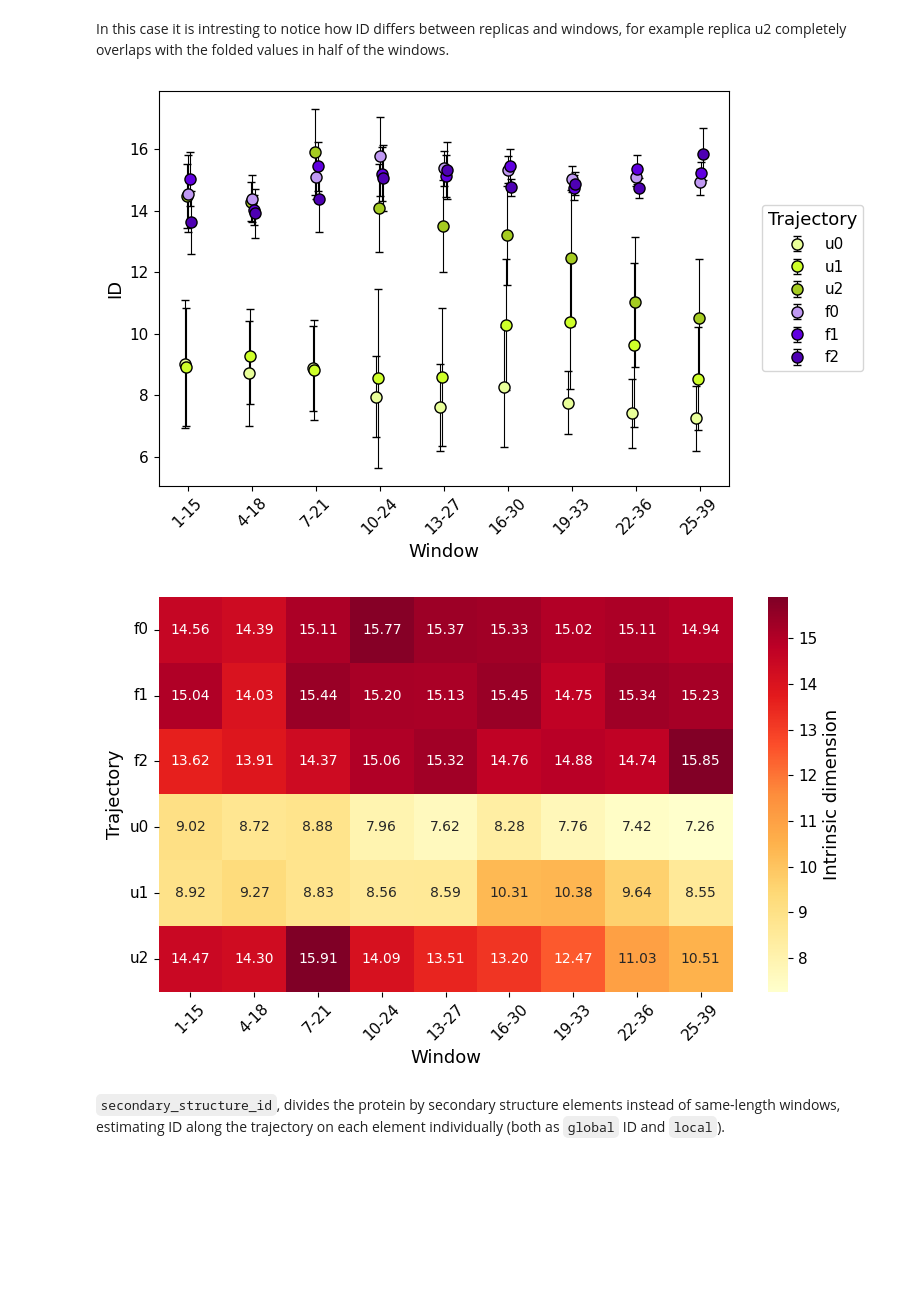
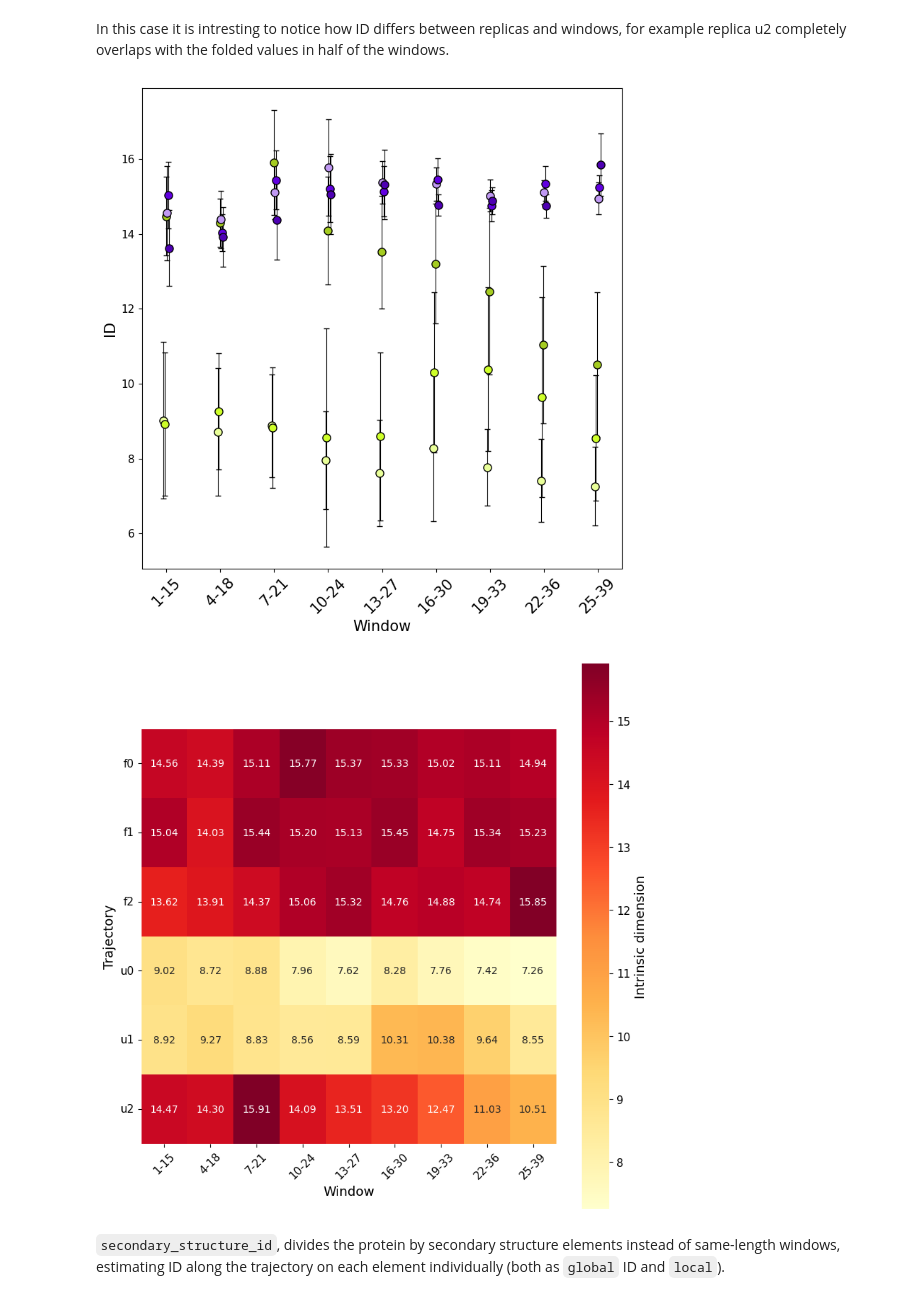
Before and after one commit to icazzaniga/MDIntrinsicDimension, a Jupyter notebook: docs/NTL9_plots.ipynb, the cells around one changed output. Drawn from its saved outputs; the diff is of its cells as text; code cells hidden in the pictures; blank space fills up the shorter version.

```diff
--- a/docs/NTL9_plots.ipynb
+++ b/docs/NTL9_plots.ipynb
@@ -157,55 +158,56 @@ results = pd.concat(all_results, ignore_index=True)
 data["folded"] = data["trajectory"].str.startswith("f")
 results['window'] = results["start"].astype(str) + "-" + results["end"].astype(str)
 # %%
-fig1, ax1= plt.subplots(figsize=(8, 5))
+fig, ax= plt.subplots(figsize=(8, 8))
 
 shift_amount = 0.05
 unique_trajectories = results['trajectory'].unique()
 n_traj = len(unique_trajectories)
 shifts = np.linspace(-shift_amount, shift_amount, n_traj)
 
 #ID by segment
 for i, trajectory in enumerate(unique_trajectories):
     subset = results[results['trajectory'] == trajectory]
     x_labels = subset['window'].values
     x_positions = np.arange(len(x_labels))
     x_shifted = x_positions + shifts[i]
     y_std = subset['instantaneous'].apply(np.std).values
     y = subset['entire simulation'].values
 
-    ax1.errorbar(x_shifted, y, yerr=y_std, fmt='o', color=colors.colors[i],markeredgecolor='black', ecolor='black',elinewidth=0.8, capsize=3, markersize=8, label=f"{trajectory}")
-    #ax1.scatter(x_shifted, y,color=colors.colors[i], edgecolor='black', s=100, label=f"{trajectory}")
+    ax.errorbar(x_shifted, y, yerr=y_std, fmt='o', color=colors.colors[i],markeredgecolor='black', ecolor='black',elinewidth=0.8, capsize=3, markersize=8, label=f"{trajectory}")
+    #ax.scatter(x_shifted, y,color=colors.colors[i], edgecolor='black', s=100, label=f"{trajectory}")
 
-ax1.set_xticks(np.arange(len(x_labels)))
-ax1.set_xticklabels(x_labels, rotation=45)
-ax1.set_ylabel("ID")
-ax1.set_xlabel('Window')
-#ax1.legend(title="Trajectory", loc='best')
-ax1.legend(title="Trajectory", bbox_to_anchor=(1.25, 0.5), loc='center right') #_2 legenda fuori dal box
+ax.set_xticks(np.arange(len(x_labels)))
+ax.set_xticklabels(x_labels, rotation=45, fontsize = 15)
+ax.set_ylabel("ID", fontsize = 15)
+ax.set_xlabel('Window', fontsize = 15)
+#ax.legend(title="Trajectory", loc='best')
+#ax.legend(title="Trajectory", bbox_to_anchor=(1.25, 0.5), loc='center right') #_2 legenda fuori dal box
+ax.set_box_aspect(1)
 plt.tight_layout()
-plt.savefig(f'../extra/NTL9_sections_{projection_method}_2.png', dpi = 300)
+#plt.savefig(f'../extra/ntl9_sections_{projection_method}.pdf', dpi = 300)
 plt.show()
 
 #ID heatmap
 grouped_data = results.groupby(['trajectory', 'window'], as_index=False)['entire simulation'].mean()
 pivot_data = grouped_data.pivot(index='trajectory', columns='window', values='entire simulation')
 ordered_cols = sorted(pivot_data.columns, key=lambda w: int(w.split("-")[0]))
 pivot_data = pivot_data[ordered_cols]
 
-fig2, ax2= plt.subplots(figsize=(8,5))
+fig, ax= plt.subplots(figsize=(8,8))
 pivot_data.columns.name = None
-sns.heatmap(pivot_data, cmap="YlOrRd", annot=True, fmt=".2f", ax=ax2, cbar_kws={'label': 'Intrinsic dimension'})
-ax2.set_ylabel("Trajectory")
-ax2.set_xlabel('Window')
-ax2.tick_params(axis='x', rotation=45, labelrotation=45)
-ax2.tick_params(axis='y', rotation=0)
-
+sns.heatmap(pivot_data, cmap="YlOrRd", annot=True, fmt=".2f", ax=ax, cbar_kws={'label': 'Intrinsic dimension'})
+ax.set_ylabel("Trajectory")
+ax.set_xlabel('Window')
+ax.tick_params(axis='x', rotation=45, labelrotation=45)
+ax.tick_params(axis='y', rotation=0)
+ax.set_box_aspect(1)
 plt.tight_layout()
-plt.savefig(f'../extra/NTL9_sections_heatmap_{projection_method}.png', dpi = 300)
+#plt.savefig(f'../extra/ntl9_sections_heatmap_{projection_method}.pdf', dpi = 300)
 plt.show()
 # %% [output]
-[figure, old version]
+[figure, new version]
-[figure, old version]
+[figure, new version]
 # %% [markdown]
 <span class='mark'><code>secondary_structure_id</code></span>, divides the protein by secondary structure elements instead of same-length windows, estimating ID along the trajectory on each element individually (both as ``global`` ID and ``local``).
 # %% [markdown]
```
Also changed, not shown: parts of 3 cells of this notebook, 30 other files.
